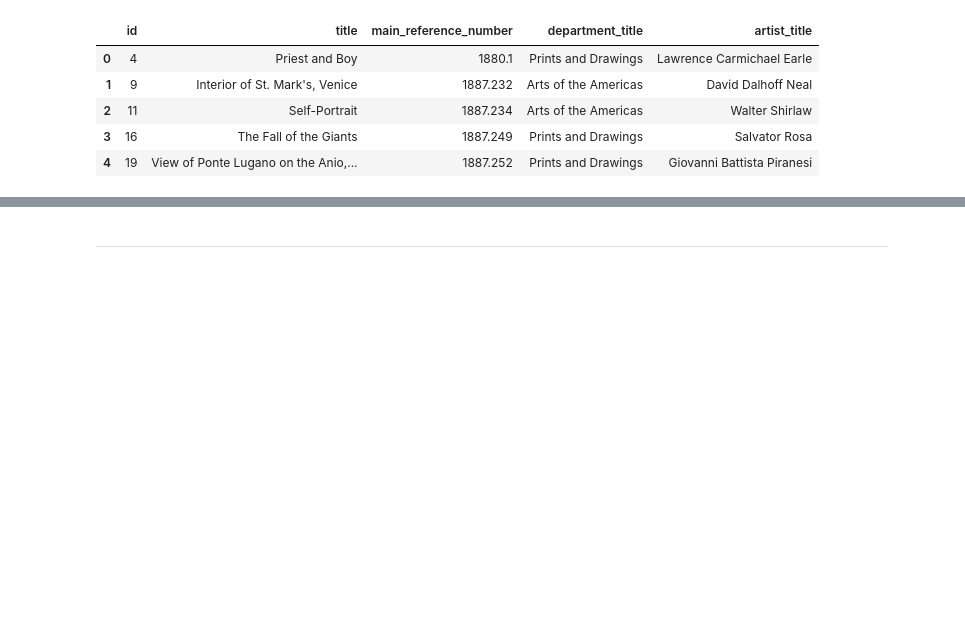
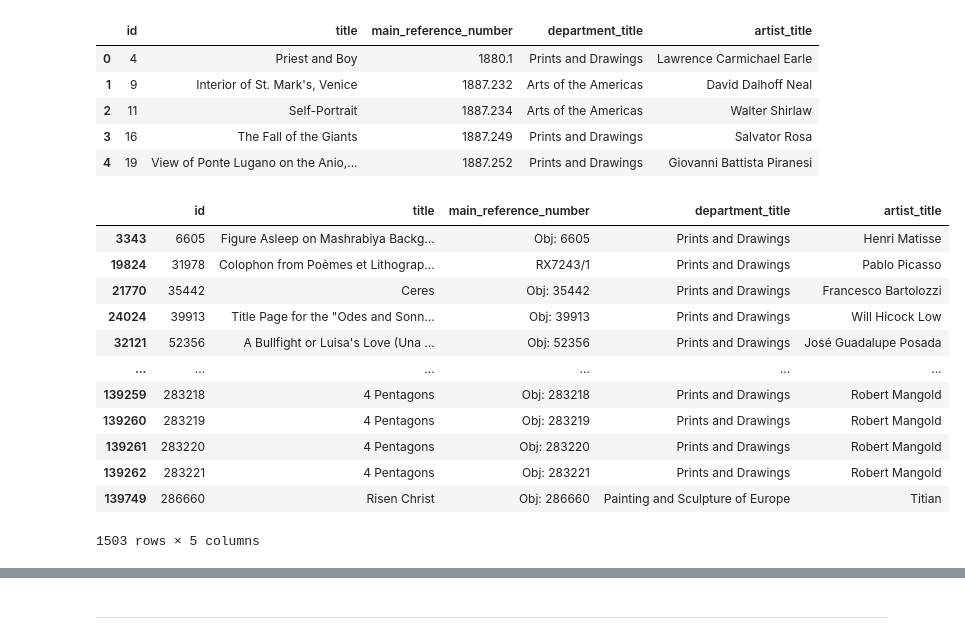
Before and after one commit to livialin1/LECT_IS477, a Jupyter notebook: Data/Data-Cleaning-Record-Linkage.ipynb, the cells around one changed output, grey strips where cells are left out. Drawn from its saved outputs; the diff is of its cells as text; code cells hidden in the pictures; blank space fills up the shorter version.

```diff
--- a/Data/Data-Cleaning-Record-Linkage.ipynb
+++ b/Data/Data-Cleaning-Record-Linkage.ipynb
@@ -27,5 +27,21 @@ Chicago.head(5)
 | 2 | 11 | Self-Portrait | 1887.234 | Arts of the Americas | Walter Shirlaw |
 | 3 | 16 | The Fall of the Giants | 1887.249 | Prints and Drawings | Salvator Rosa |
 | 4 | 19 | View of Ponte Lugano on the Anio,... | 1887.252 | Prints and Drawings | Giovanni Battista Piranesi |
+# %%
+Chicago[Chicago["main_reference_number"].str.split(".", expand = True)[0].str.isnumeric() == False]
+# %% [output]
+|  | id | title | main_reference_number | department_title | artist_title |
+| 3343 | 6605 | Figure Asleep on Mashrabiya Backg... | Obj: 6605 | Prints and Drawings | Henri Matisse |
+| 19824 | 31978 | Colophon from Poèmes et Lithograp... | RX7243/1 | Prints and Drawings | Pablo Picasso |
+| 21770 | 35442 | Ceres | Obj: 35442 | Prints and Drawings | Francesco Bartolozzi |
+| 24024 | 39913 | Title Page for the "Odes and Sonn... | Obj: 39913 | Prints and Drawings | Will Hicock Low |
+| 32121 | 52356 | A Bullfight or Luisa's Love (Una ... | Obj: 52356 | Prints and Drawings | José Guadalupe Posada |
+| ... | ... | ... | ... | ... | ... |
+| 139259 | 283218 | 4 Pentagons | Obj: 283218 | Prints and Drawings | Robert Mangold |
+| 139260 | 283219 | 4 Pentagons | Obj: 283219 | Prints and Drawings | Robert Mangold |
+| 139261 | 283220 | 4 Pentagons | Obj: 283220 | Prints and Drawings | Robert Mangold |
+| 139262 | 283221 | 4 Pentagons | Obj: 283221 | Prints and Drawings | Robert Mangold |
+| 139749 | 286660 | Risen Christ | Obj: 286660 | Painting and Sculpture of Europe | Titian |
+1503 rows × 5 columns
 # %%
 # Import The Met's dataset from their github
```
Also changed, not shown: parts of 20 cells of this notebook.
